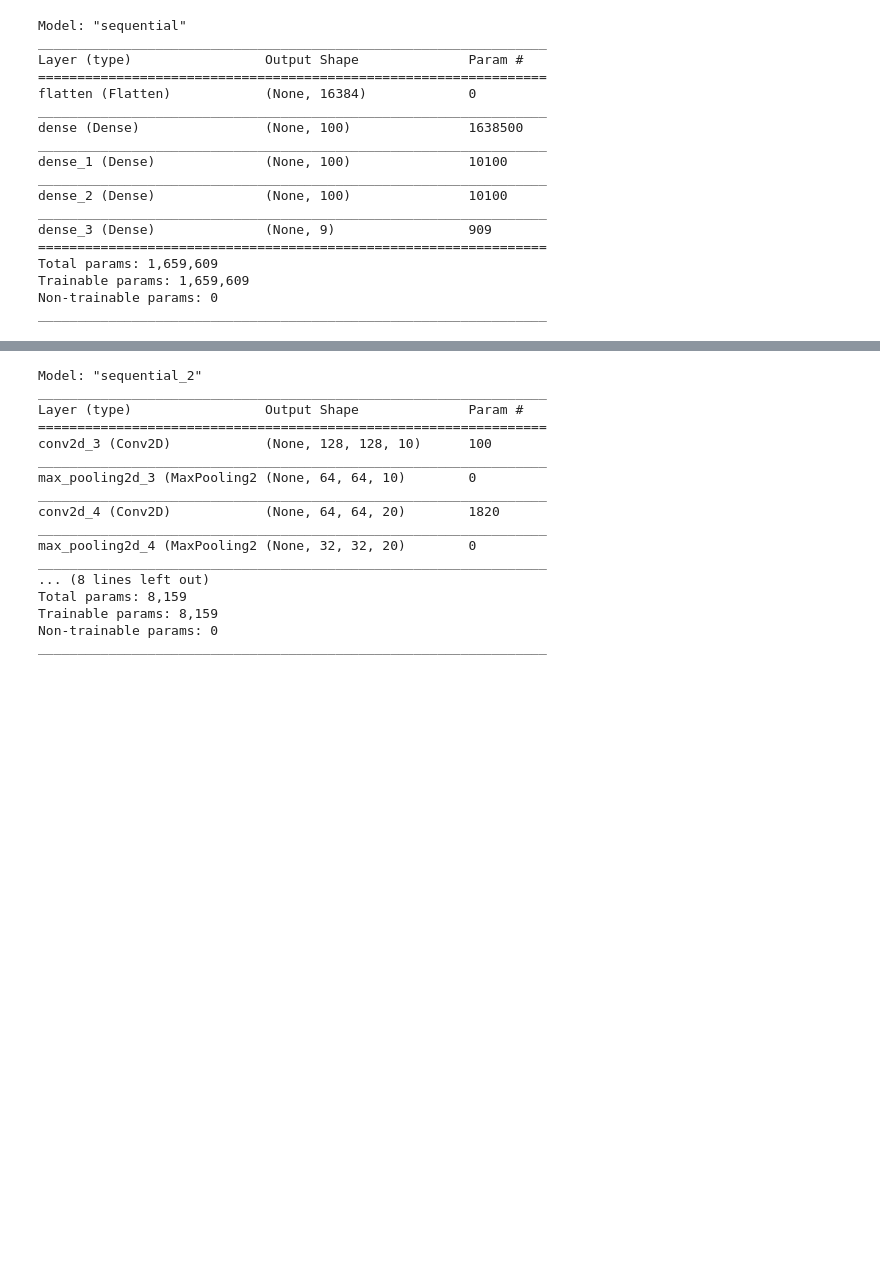
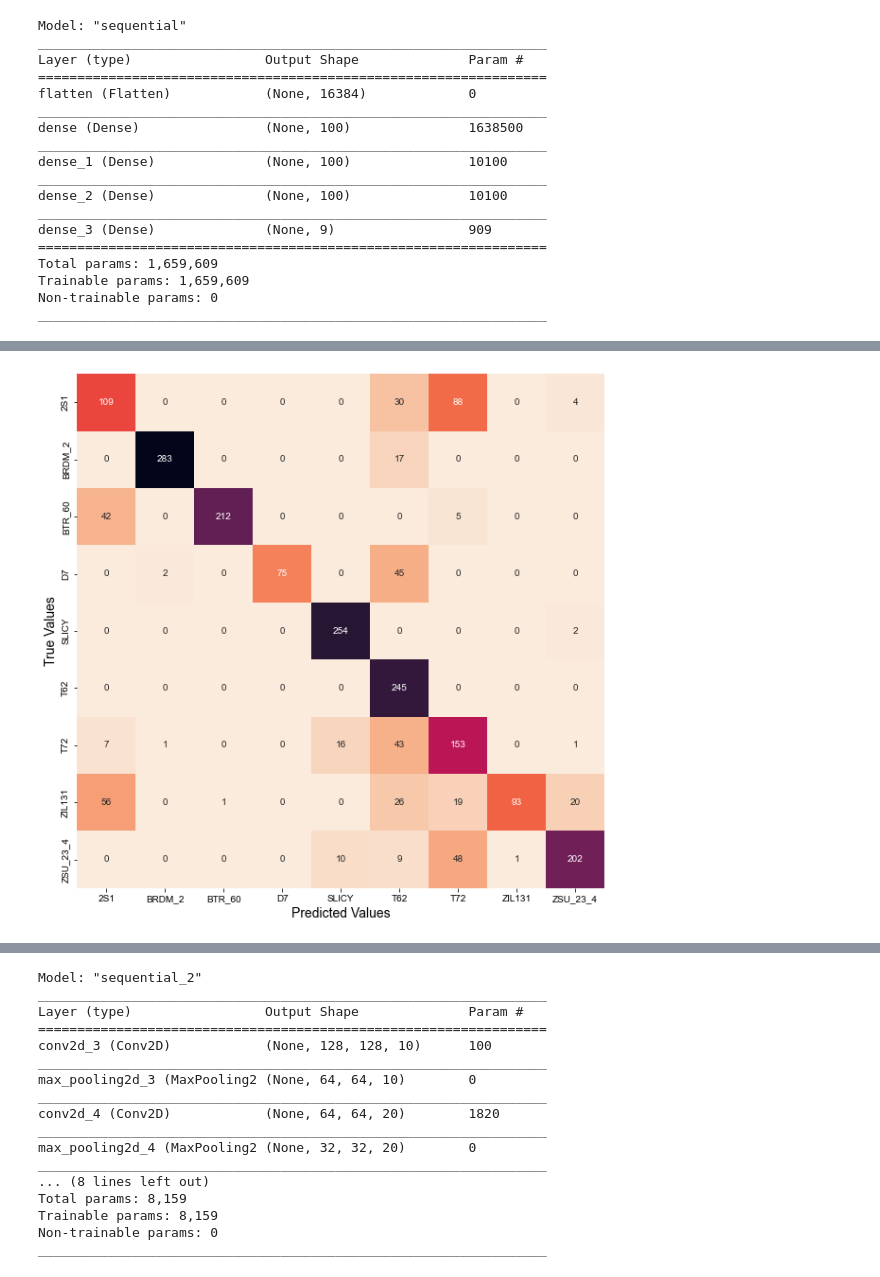
Before and after one commit to VinceDiR/sar_target_recognition_deep_learning, a Jupyter notebook: mvp_script.ipynb, the cells around one changed output, grey strips where cells are left out. Cells and saved outputs as stored; diff of their text form; code cells hidden in the pictures; blank space fills up the shorter version.

```diff
--- a/mvp_script.ipynb
+++ b/mvp_script.ipynb
@@ -150,0 +171,21 @@ Epoch 10/10
+# %%
+def plot_cm(model):
+    y_true = []
+    y_pred = []
+    for x,y in val_ds:
+        y= tf.argmax(y,axis=1)
+        y_true.append(y)
+        y_pred.append(tf.argmax(model.predict(x),axis = 1))
+
+    y_pred = tf.concat(y_pred, axis=0)
+    y_true = tf.concat(y_true, axis=0)
+
+    cm = confusion_matrix(y_true, y_pred)
+    fig = plt.figure(figsize = (10,10))
+    ax1 = fig.add_subplot(1,1,1)
+    sns.set(font_scale=1.4) #for label size
+    sns.heatmap(cm,cmap='rocket_r', annot=True, fmt='d', xticklabels=class_names, yticklabels=class_names, annot_kws={"size": 10},
+        cbar = False);
+    ax1.set_ylabel('True Values',fontsize=14)
+    ax1.set_xlabel('Predicted Values',fontsize=14)
+    plt.show()
@@ -151,3 +196,7 @@ Epoch 10/10
+# %%
+plot_cm(model)
+# %% [output]
+[figure, added]
 # %%
 
 model2 = tf.keras.Sequential([
```
Also changed, not shown: parts of 16 cells of this notebook.
